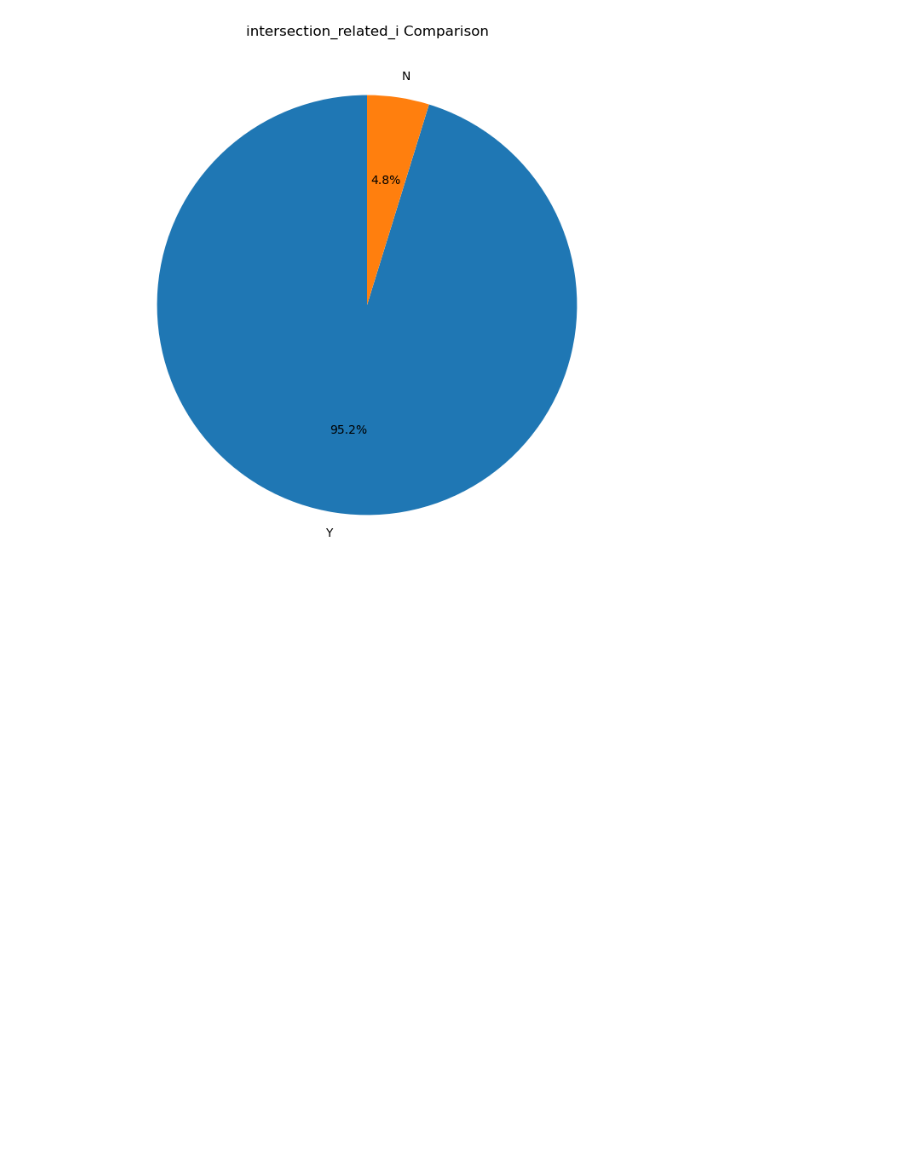
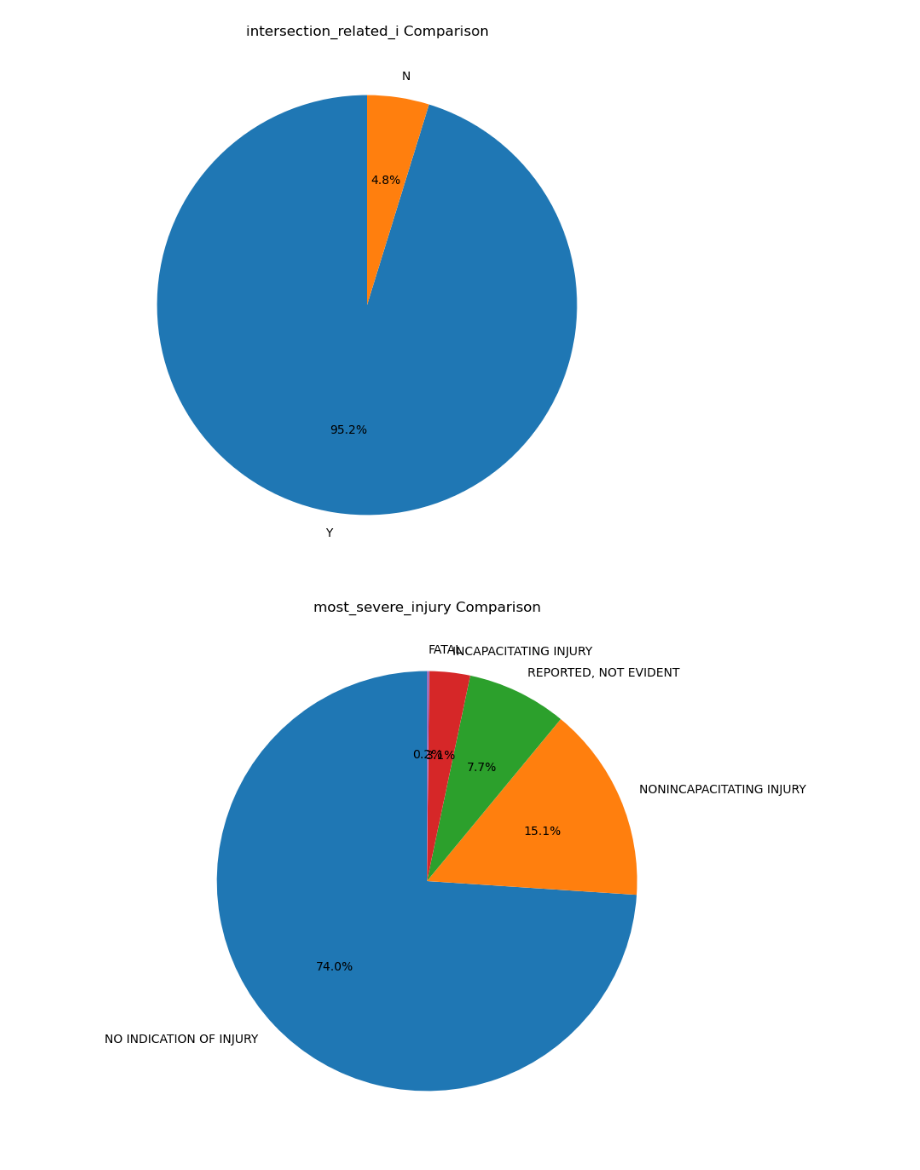
Before and after one commit to FlazeFy2/DS-Traffic_Accidents, a Jupyter notebook: exploratory data analysis-pie.ipynb, the cells around one changed output. Saved outputs shown, nothing was run; the diff lists cells and outputs as text; code cells hidden in the pictures; blank space fills up the shorter version.

Commit message:
[DS] Exploratory Data Analysis (EDA) - Bar Chart 10 Most Context

```diff
--- a/exploratory data analysis-pie.ipynb
+++ b/exploratory data analysis-pie.ipynb
@@ -1,22 +1,23 @@
 # %%
 import pandas as pd
 import matplotlib.pyplot as plt
 
 df = pd.read_csv("traffic_accidents.csv")
 
 # Exploratory Data Analysis (EDA) - Pie Chart Context Comparison
-context_col = ["lighting_condition", "crash_type", "intersection_related_i"]
+context_col = ["lighting_condition", "crash_type", "intersection_related_i", "most_severe_injury","damage"]
 
 for dt in context_col:
     top_context = df[dt].value_counts()
 
     # Pie Chart
     plt.figure(figsize=(8,8))
     top_context.plot.pie(autopct='%1.1f%%', startangle=90)
     plt.title(f"{dt} Comparison")
     plt.ylabel("")
     plt.show()
 # %% [output]
 [figure]
 [figure]
 [figure]
+[figure, added]
```
Also changed, not shown: parts of 1 cell of this notebook, 1 other file.
